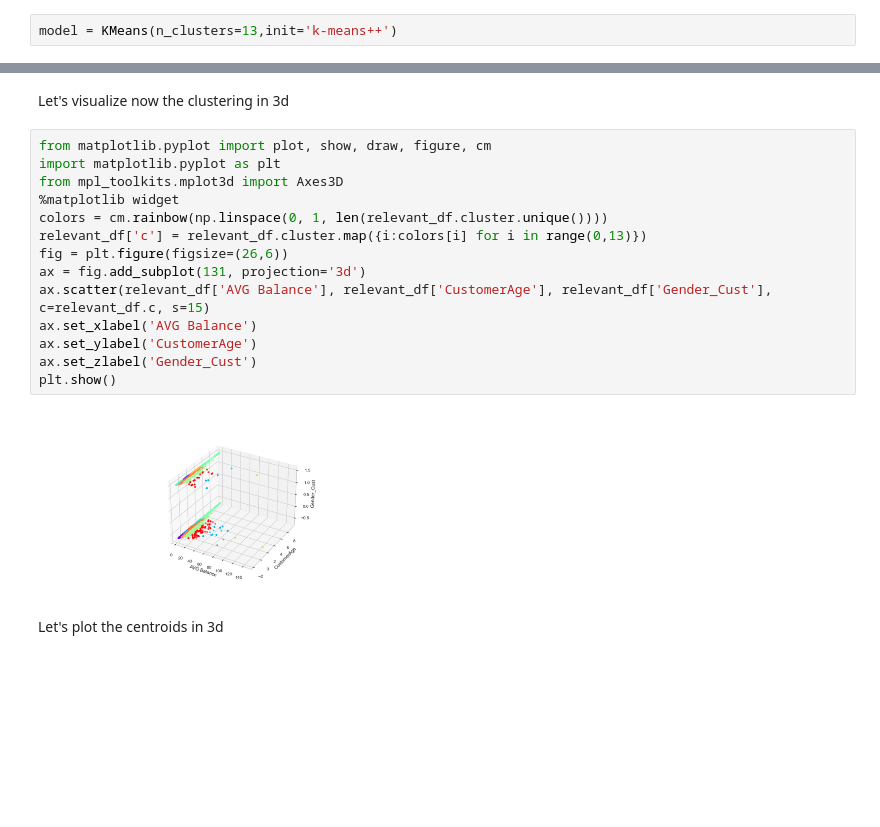
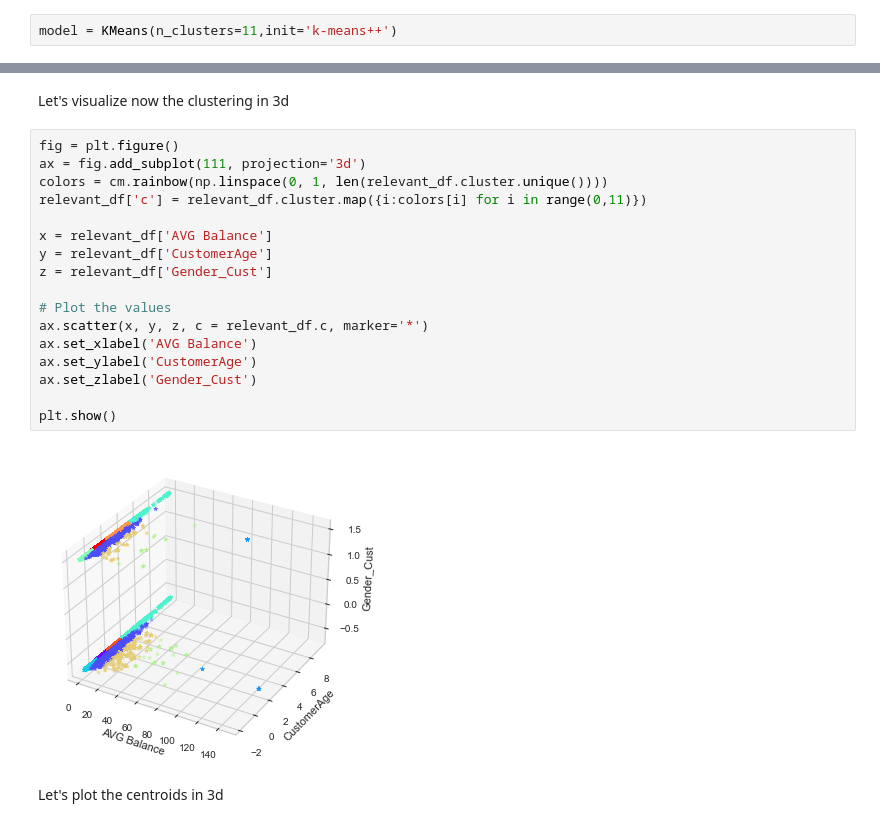
Before and after one commit to sim2000dg/adm_hw4_group26, a Jupyter notebook: 2.4.ipynb, the cells around one changed output, grey strips where cells are left out. Saved outputs shown, nothing was run; the diff lists cells and outputs as text; blank space fills up the shorter version.

```diff
--- a/2.4.ipynb
+++ b/2.4.ipynb
@@ -53,6 +54,6 @@ visualizer.show()
 <AxesSubplot:title={'center':'Distortion Score Elbow for KMeans Clustering'}, xlabel='k', ylabel='distortion score'>
 # %%
-model = KMeans(n_clusters=13,init='k-means++')
+model = KMeans(n_clusters=11,init='k-means++')
 # %% [markdown]
 Let's plot our data to have a visual idea.
 # %%
@@ -110,21 +111,24 @@ sns.scatterplot(x=relevant_df['AVG Balance'],
 # %% [markdown]
 Let's visualize now the clustering in 3d
 # %%
-from matplotlib.pyplot import plot, show, draw, figure, cm
-import matplotlib.pyplot as plt
-from mpl_toolkits.mplot3d import Axes3D
-%matplotlib widget
+fig = plt.figure()
+ax = fig.add_subplot(111, projection='3d')
 colors = cm.rainbow(np.linspace(0, 1, len(relevant_df.cluster.unique())))
-relevant_df['c'] = relevant_df.cluster.map({i:colors[i] for i in range(0,13)})
-fig = plt.figure(figsize=(26,6))
-ax = fig.add_subplot(131, projection='3d')
-ax.scatter(relevant_df['AVG Balance'], relevant_df['CustomerAge'], relevant_df['Gender_Cust'], c=relevant_df.c, s=15)
+relevant_df['c'] = relevant_df.cluster.map({i:colors[i] for i in range(0,11)})
+
+x = relevant_df['AVG Balance']
+y = relevant_df['CustomerAge']
+z = relevant_df['Gender_Cust']
+
+# Plot the values
+ax.scatter(x, y, z, c = relevant_df.c, marker='*')
 ax.set_xlabel('AVG Balance')
 ax.set_ylabel('CustomerAge')
 ax.set_zlabel('Gender_Cust')
+
 plt.show()
 # %% [output]
-[figure, old version]
+[figure, new version]
 # %% [markdown]
 Let's plot the centroids in 3d
 # %%
```
Also changed, not shown: parts of 14 cells of this notebook.
